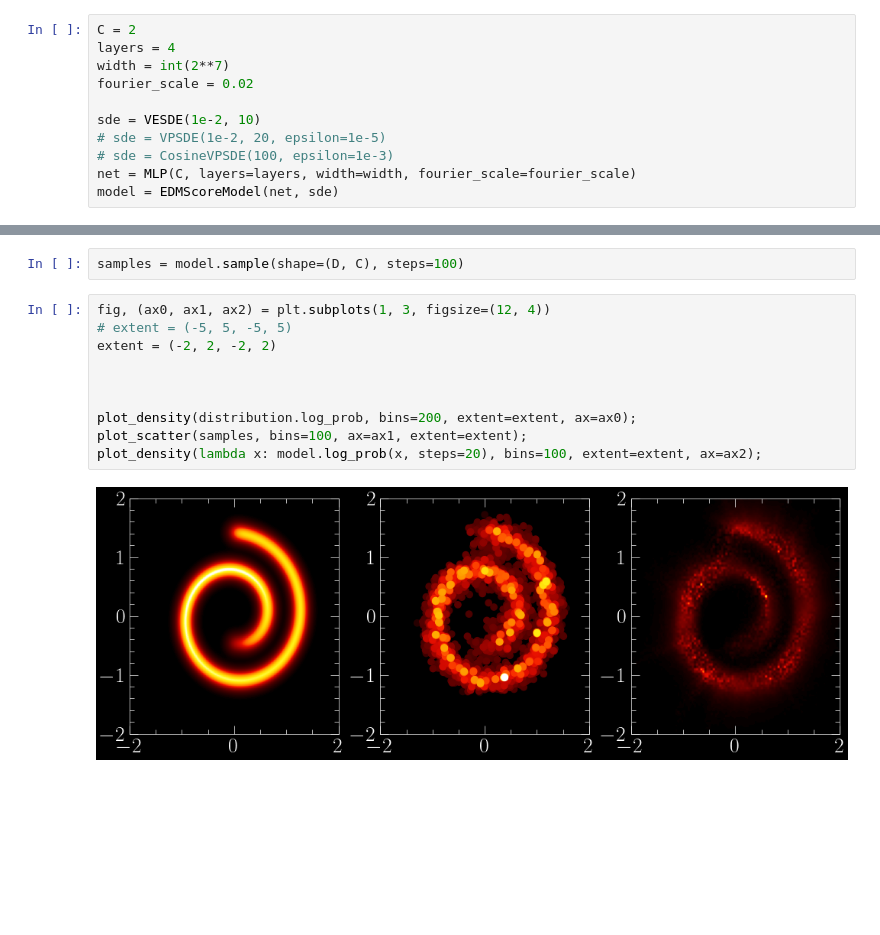
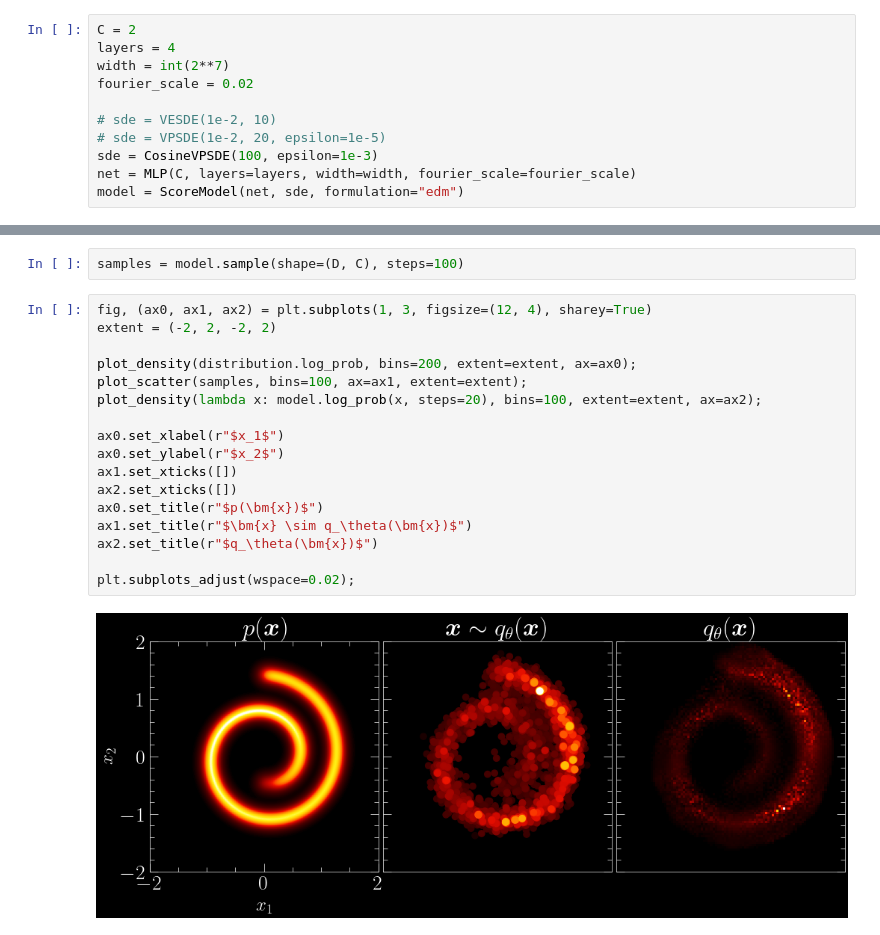
Before and after one commit to eagel27/score_models, a Jupyter notebook: notebooks/edm_sbm.ipynb, the cells around one changed output, grey strips where cells are left out. Saved outputs shown, nothing was run; the diff lists cells and outputs as text; blank space fills up the shorter version.

```diff
--- a/notebooks/edm_sbm.ipynb
+++ b/notebooks/edm_sbm.ipynb
@@ -35,11 +35,11 @@ layers = 4
 width = int(2**7)
 fourier_scale = 0.02
 
-sde = VESDE(1e-2, 10)
+# sde = VESDE(1e-2, 10)
 # sde = VPSDE(1e-2, 20, epsilon=1e-5)
-# sde = CosineVPSDE(100, epsilon=1e-3)
+sde = CosineVPSDE(100, epsilon=1e-3)
 net = MLP(C, layers=layers, width=width, fourier_scale=fourier_scale)
-model = EDMScoreModel(net, sde)
+model = ScoreModel(net, sde, formulation="edm")
 # %%
 E = 400
 lr = 1e-3
@@ -60,14 +60,21 @@ plt.xlabel("Epoch");
 # %%
 samples = model.sample(shape=(D, C), steps=100)
 # %%
-fig, (ax0, ax1, ax2) = plt.subplots(1, 3, figsize=(12, 4))
-# extent = (-5, 5, -5, 5)
+fig, (ax0, ax1, ax2) = plt.subplots(1, 3, figsize=(12, 4), sharey=True)
 extent = (-2, 2, -2, 2)
-
-
 
 plot_density(distribution.log_prob, bins=200, extent=extent, ax=ax0);
 plot_scatter(samples, bins=100, ax=ax1, extent=extent);
 plot_density(lambda x: model.log_prob(x, steps=20), bins=100, extent=extent, ax=ax2);
+
+ax0.set_xlabel(r"$x_1$")
+ax0.set_ylabel(r"$x_2$")
+ax1.set_xticks([])
+ax2.set_xticks([])
+ax0.set_title(r"$p(\bm{x})$")
+ax1.set_title(r"$\bm{x} \sim q_\theta(\bm{x})$")
+ax2.set_title(r"$q_\theta(\bm{x})$")
+
+plt.subplots_adjust(wspace=0.02);
 # %% [output]
-[figure, old version]
+[figure, new version]
```
Also changed, not shown: parts of 4 cells of this notebook, 6 other files.
